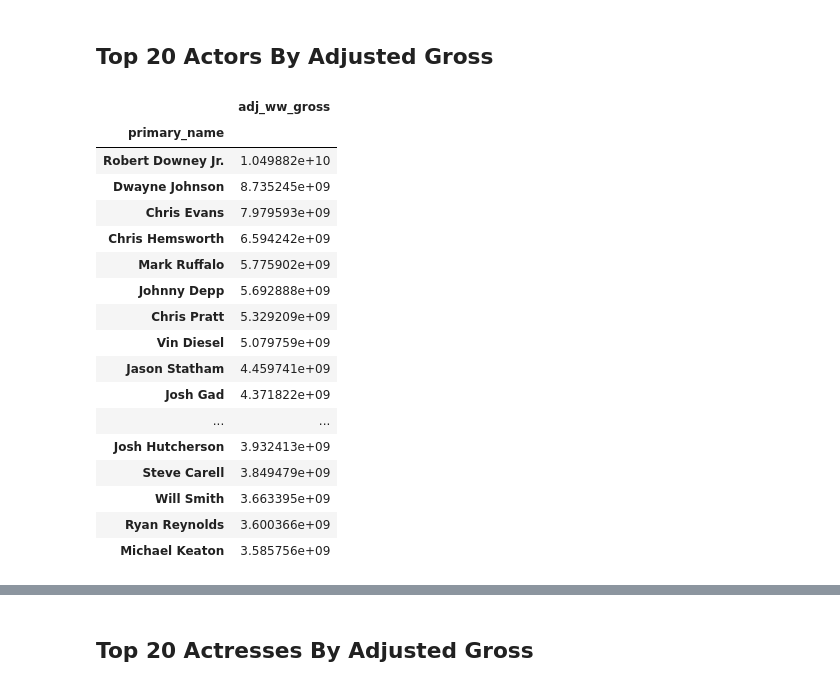
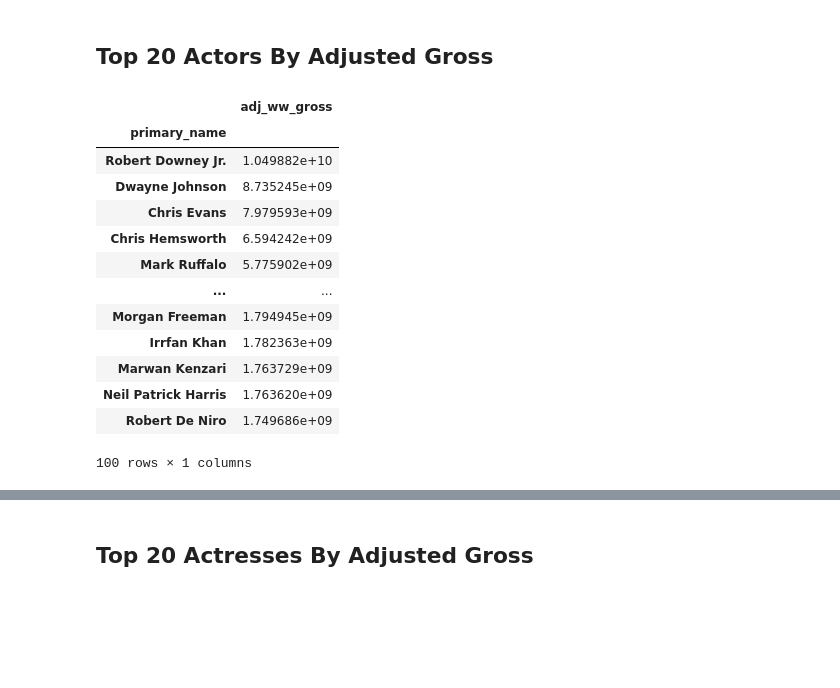
Before and after one commit to jeffreyhwatson/MS_Box_Office_Insights, a Jupyter notebook: talent_sql_eda.ipynb, the cells around one changed output, grey strips where cells are left out. Cells and saved outputs as stored; diff of their text form; code cells hidden in the pictures; blank space fills up the shorter version.

```diff
--- a/talent_sql_eda.ipynb
+++ b/talent_sql_eda.ipynb
@@ -325,25 +339,27 @@ df = df[df.title != 'Titanic']
+# %%
+df = df[df.title != 'Titanic']
+df = df[df.title != 'Cinderella']
+df = df[df.title != 'Snow White and the Seven Dwarfs']
+df = df[df.title != 'Beauty and the Beast']
+# df=df[~df['title'].isin(['Titanic', 'Cinderella', 'Snow White and the Seven Dwarfs'])]
 # %%
 actor_df = df[df['category'].str.contains('actor')]
 # %%
-top20_grossing_actors = actor_df.groupby(['primary_name']).adj_ww_gross.sum().sort_values(ascending=False).head(20)
-top20_actors = pd.DataFrame(top20_grossing_actors)
-top20_actors
+top100_grossing_actors = actor_df.groupby(['primary_name']).adj_ww_gross.sum().sort_values(ascending=False).head(100)
+top100_actors = pd.DataFrame(top100_grossing_actors)
+top100_actors
 # %% [output]
 |  | adj_ww_gross |
 | primary_name |  |
 | Robert Downey Jr. | 1.049882e+10 |
 | Dwayne Johnson | 8.735245e+09 |
 | Chris Evans | 7.979593e+09 |
 | Chris Hemsworth | 6.594242e+09 |
 | Mark Ruffalo | 5.775902e+09 |
-| Johnny Depp | 5.692888e+09 |
-| Chris Pratt | 5.329209e+09 |
-| Vin Diesel | 5.079759e+09 |
-| Jason Statham | 4.459741e+09 |
-| Josh Gad | 4.371822e+09 |
 | ... | ... |
-| Josh Hutcherson | 3.932413e+09 |
-| Steve Carell | 3.849479e+09 |
-| Will Smith | 3.663395e+09 |
-| Ryan Reynolds | 3.600366e+09 |
-| Michael Keaton | 3.585756e+09 |
+| Morgan Freeman | 1.794945e+09 |
+| Irrfan Khan | 1.782363e+09 |
+| Marwan Kenzari | 1.763729e+09 |
+| Neil Patrick Harris | 1.763620e+09 |
+| Robert De Niro | 1.749686e+09 |
+100 rows × 1 columns
```
Also changed, not shown: parts of 33 cells of this notebook, 1 other file.
